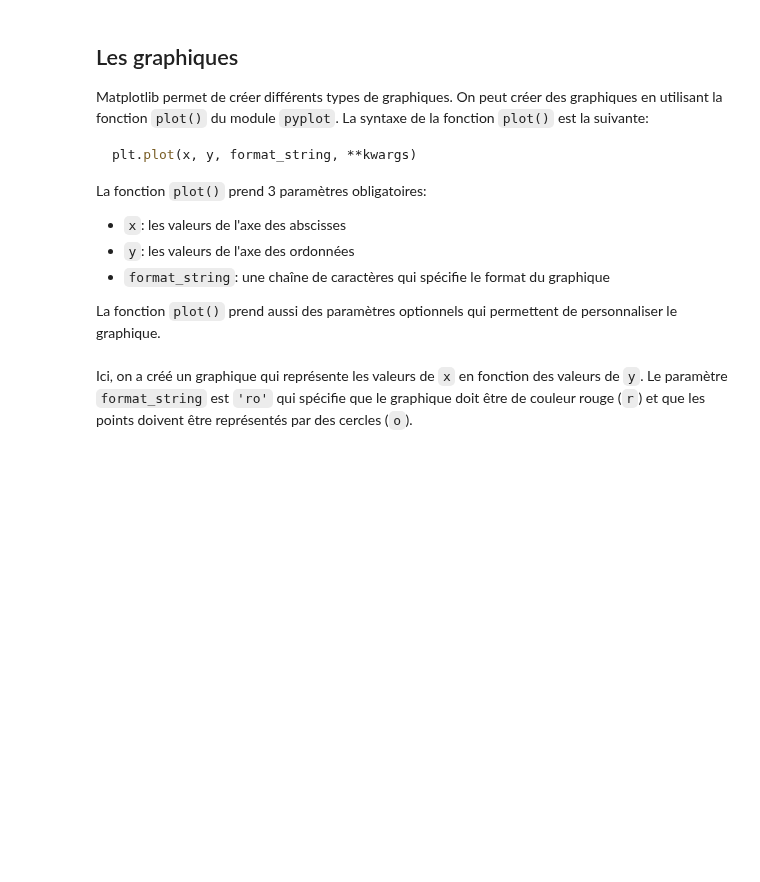
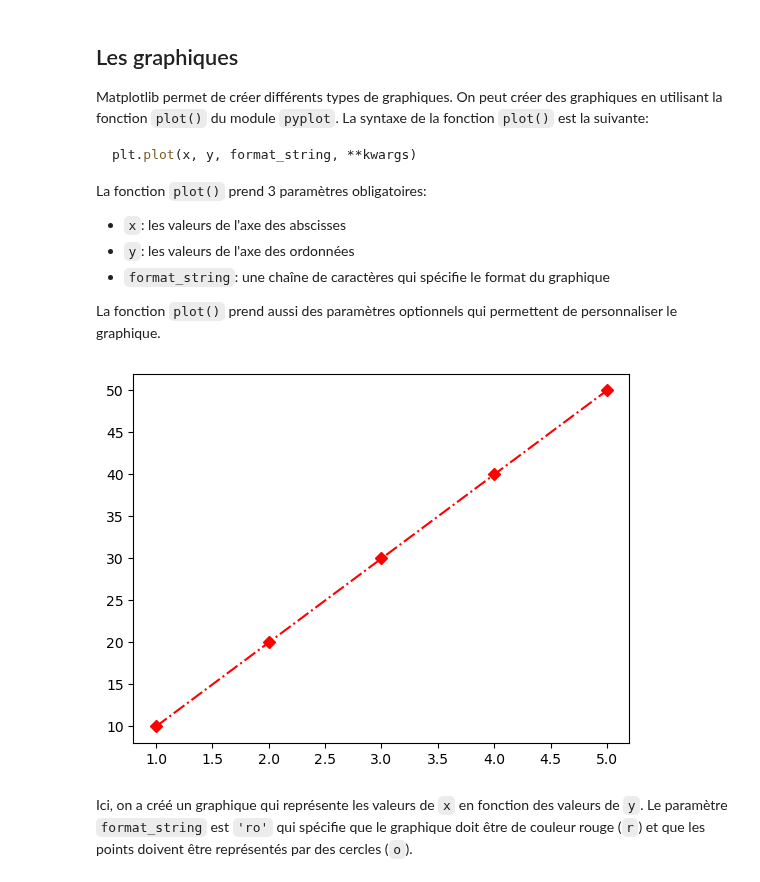
Before and after one commit to moiap13/nomades_python_software_engineer, a Jupyter notebook: cours/jupyter/12_python_file_io.ipynb, the cells around one changed output. Saved outputs shown, nothing was run; the diff lists cells and outputs as text; code cells hidden in the pictures; blank space fills up the shorter version.

```diff
--- a/cours/jupyter/12_python_file_io.ipynb
+++ b/cours/jupyter/12_python_file_io.ipynb
@@ -376,11 +376,13 @@ La fonction `plot()` prend aussi des paramètres optionnels qui permettent de pe
 # %%
 import matplotlib.pyplot as plt
 
 x = [1, 2, 3, 4, 5]
 y = [10, 20, 30, 40, 50]
 
-plt.plot(x, y, 'ro')
+plt.plot(x, y, 'rD-.')
 plt.show()
+# %% [output]
+[figure, added]
 # %% [markdown]
 Ici, on a créé un graphique qui représente les valeurs de `x` en fonction des valeurs de `y`. Le paramètre `format_string` est `'ro'` qui spécifie que le graphique doit être de couleur rouge (`r`) et que les points doivent être représentés par des cercles (`o`).
 # %% [markdown]
```
Also changed, not shown: parts of 8 cells of this notebook, 9 other files.
